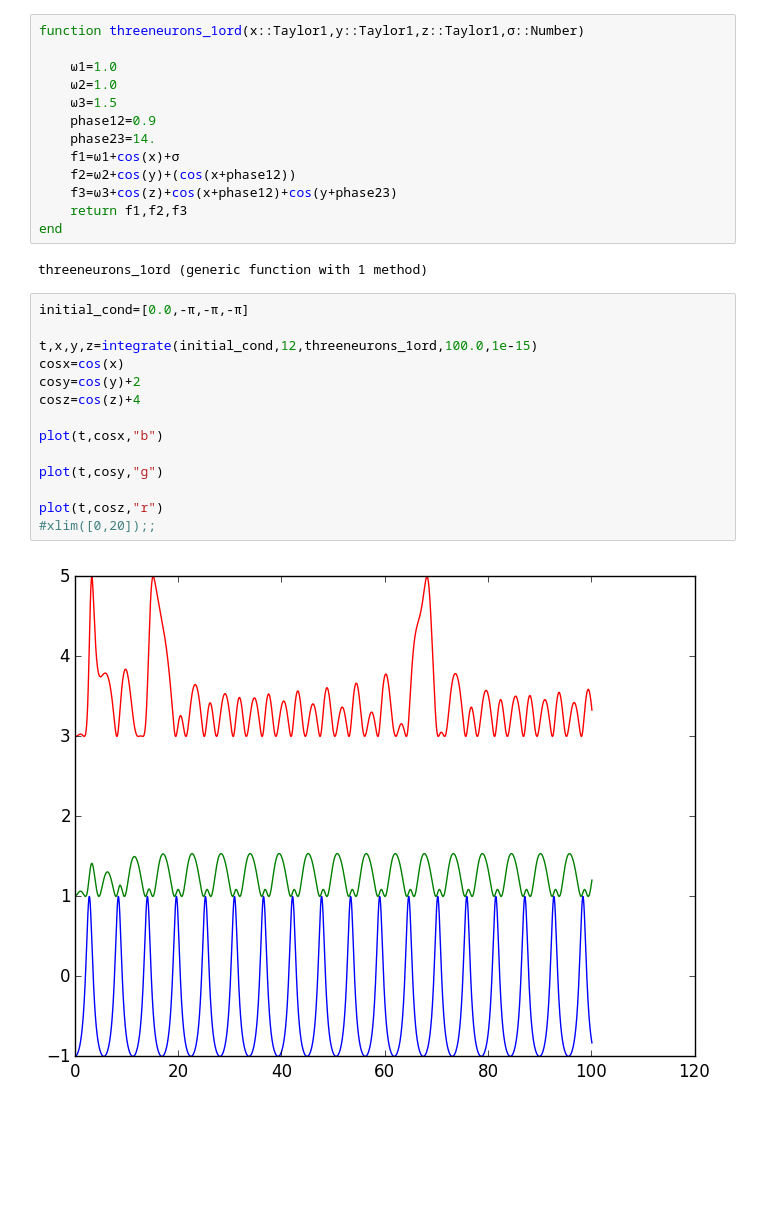
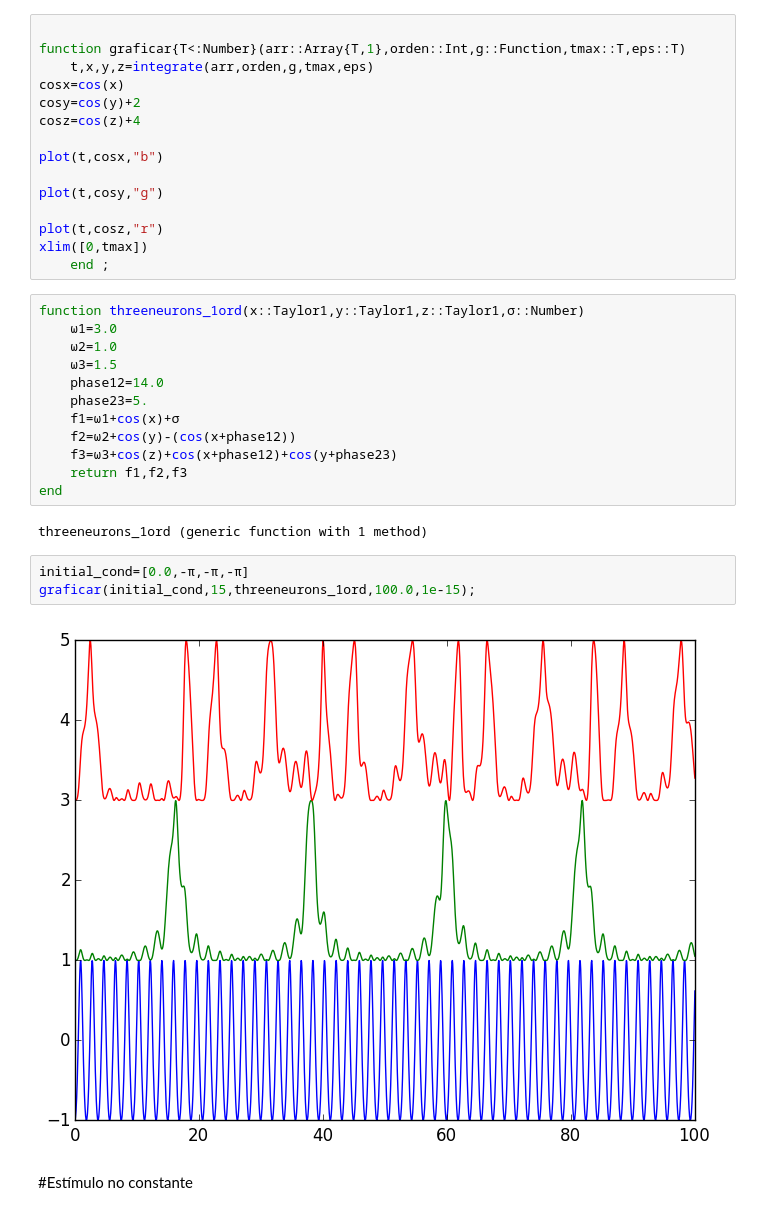
Before and after one commit to Oscarhg42/Neural-Systems, a Jupyter notebook: otro modelo de red.ipynb, the cells around one changed output. Cells and saved outputs as stored; diff of their text form; blank space fills up the shorter version.

```diff
--- a/otro modelo de red.ipynb
+++ b/otro modelo de red.ipynb
@@ -294,34 +290,39 @@ end
 end
 # %% [output]
 integrate (generic function with 1 method)
+# %%
+
+function graficar{T<:Number}(arr::Array{T,1},orden::Int,g::Function,tmax::T,eps::T)
+    t,x,y,z=integrate(arr,orden,g,tmax,eps)
+cosx=cos(x)
+cosy=cos(y)+2
+cosz=cos(z)+4
+
+plot(t,cosx,"b")
+
+plot(t,cosy,"g")
+
+plot(t,cosz,"r")
+xlim([0,tmax])
+    end ;
 # %%
 function threeneurons_1ord(x::Taylor1,y::Taylor1,z::Taylor1,σ::Number)
-
-    ω1=1.0
+    ω1=3.0
     ω2=1.0
     ω3=1.5
-    phase12=0.9
-    phase23=14.
+    phase12=14.0
+    phase23=5.
     f1=ω1+cos(x)+σ
-    f2=ω2+cos(y)+(cos(x+phase12))
+    f2=ω2+cos(y)-(cos(x+phase12))
     f3=ω3+cos(z)+cos(x+phase12)+cos(y+phase23)
     return f1,f2,f3
 end
 # %% [output]
 threeneurons_1ord (generic function with 1 method)
-# %%
-initial_cond=[0.0,-π,-π,-π]
-
-t,x,y,z=integrate(initial_cond,12,threeneurons_1ord,100.0,1e-15)
-cosx=cos(x)
-cosy=cos(y)+2
-cosz=cos(z)+4
-
-plot(t,cosx,"b")
-
-plot(t,cosy,"g")
-
-plot(t,cosz,"r")
-#xlim([0,20]);;
-# %% [output]
-[figure, removed]
+# %%
+initial_cond=[0.0,-π,-π,-π]
+graficar(initial_cond,15,threeneurons_1ord,100.0,1e-15);
+# %% [output]
+[figure, added]
+# %% [markdown]
+#Estímulo no constante
```
Also changed, not shown: parts of 5 cells of this notebook.
